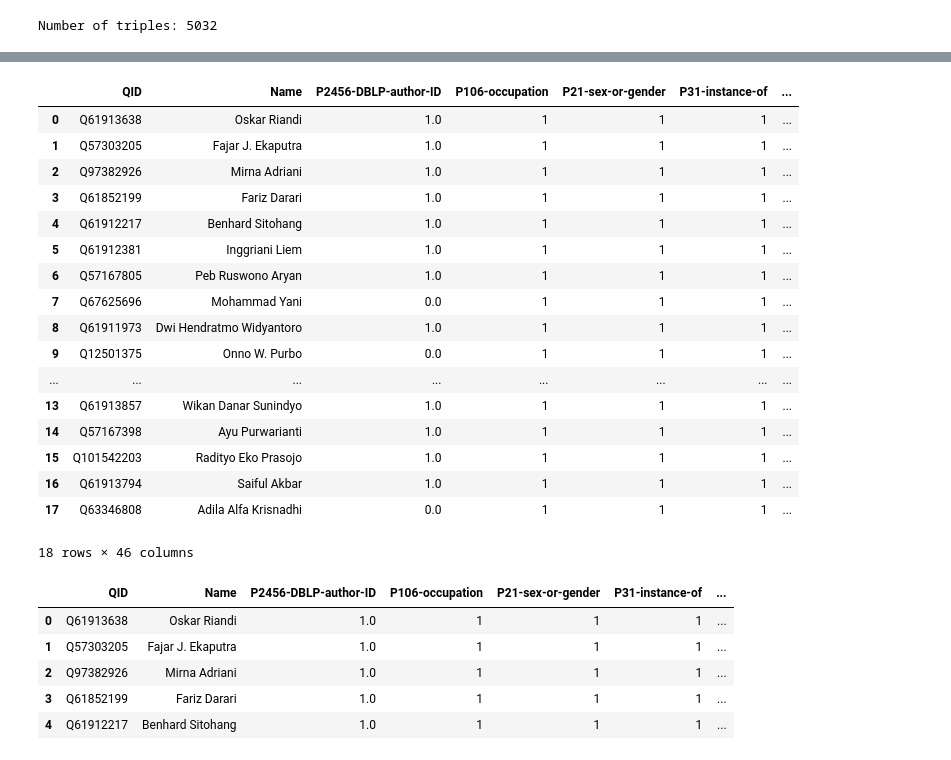
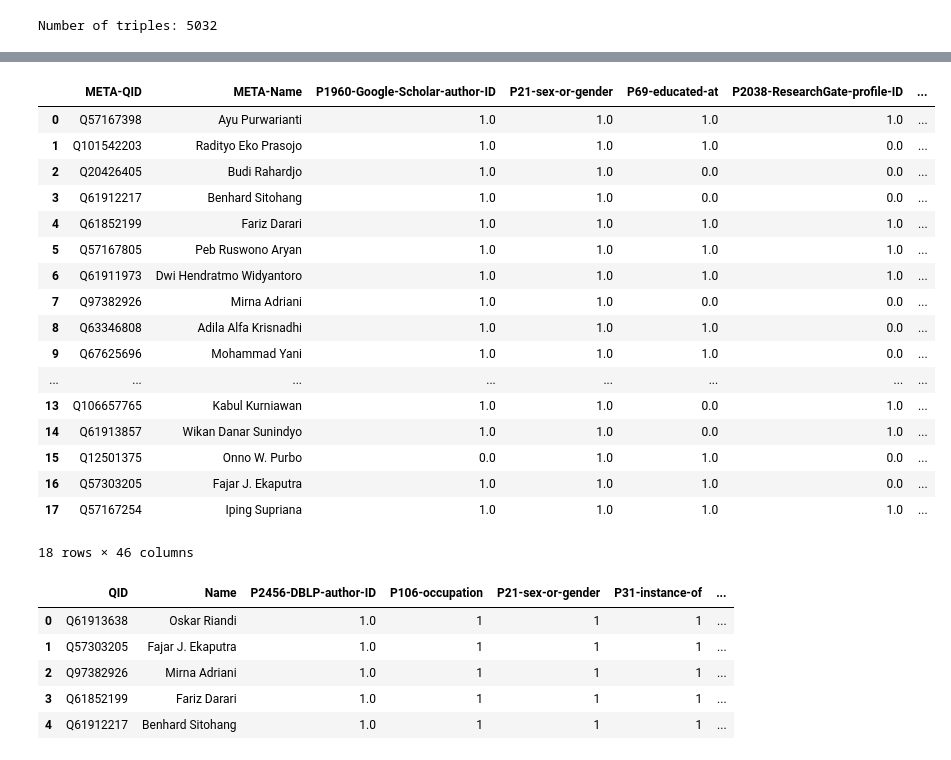
Before and after one commit to fadirra/sandbox-public, a Jupyter notebook: Knowledge_Imbalance_Analysis_Ranker.ipynb, the cells around one changed output, grey strips where cells are left out. Saved outputs shown, nothing was run; the diff lists cells and outputs as text; code cells hidden in the pictures.

```diff
--- a/Knowledge_Imbalance_Analysis_Ranker.ipynb
+++ b/Knowledge_Imbalance_Analysis_Ranker.ipynb
@@ -133,10 +133,8 @@ WHERE {{
 # core code
 # todo: clean up
 
-# class+filter
+# retrieve entities based on class and filters
 q = """
-PREFIX rdfs: <http://www.w3.org/2000/01/rdf-schema#>
-PREFIX wb: <http://wikiba.se/ontology#>
 PREFIX wd: <http://www.wikidata.org/entity/>
 PREFIX wdt: <http://www.wikidata.org/prop/direct/>
 
@@ -145,58 +143,49 @@ SELECT * WHERE {
     ?x wdt:P27 wd:Q252 . # citizenship Indonesia
     ?x wdt:P106 wd:Q82594 .  # occupation computer-scientist
 }
-
 """
 
-df_sum = "" # empty dataframe
+df_sum = None # dataframe to store retrieved entities
+q_res = g.query(q)
+print(len(q_res)) # number of retrieved entities
 
-q_res = g.query(q)
-print(len(q_res))
 for row in q_res:
     entity_uri = str(row.x)
-    print(entity_uri)
     entity_name = get_en_label(entity_uri, g)
-    print(entity_name)
 
-    ### start
-    # get direct properties of each entity
+    # get distinct direct properties
     q = """
 PREFIX rdfs: <http://www.w3.org/2000/01/rdf-schema#>
-PREFIX wb: <http://wikiba.se/ontology#>
+PREFIX wikibase: <http://wikiba.se/ontology#>
 PREFIX wd: <http://www.wikidata.org/entity/>
 
 SELECT DISTINCT ?p ?pLabel
-WHERE {
-  $entity_id$ ?p ?o .
+WHERE {{
+  <{0}> ?p ?o .
   FILTER(CONTAINS(STR(?p),"prop/direct/"))
-  ?fullP wb:directClaim ?p .
+  ?fullP wikibase:directClaim ?p .
   ?fullP rdfs:label ?pLabel .
   FILTER(LANG(?pLabel)="en")
-}
-"""
-    q = q.replace("$entity_id$", "<" + entity_uri + ">")
+}}
+""".format(entity_uri)
+    q_res = g.query(q)
 
-    q_res = g.query(q)
-    print(len(q_res))
-    # normalize and collect attributes for each entity
+    # normalize and collect properties for each entity
     attributes = []
     for row in q_res:
         p_id = row.p.replace("http://www.wikidata.org/prop/direct/", "")
         p_label_normalized = row.pLabel.replace(" ", "-")
-        print(f"{p_id}-{p_label_normalized}")
         attributes.append(f"{p_id}-{p_label_normalized}")
 
-    # attributes for each entity to pandas dataframe
-    # also unifies attributes for each entity
-    lst = [[entity_uri.replace("http://www.wikidata.org/entity/", ""), entity_name] + [1] * len(q_res)]
-    print(lst)
-    df = pd.DataFrame(lst, columns=["QID", "Name"]+attributes)
-    print(df.to_markdown())
-    if isinstance(df_sum,str):
+    # transform property existence information for each entity to pandas dataframe
+    lst = [[entity_uri.replace("http://www.wikidata.org/entity/", ""), entity_name] + [1.0] * len(q_res)]
+    df = pd.DataFrame(lst, columns=["META-QID", "META-Name"] + attributes)
+
+    # combine property existence information for all entities
+    if df_sum is None:
         df_sum = df
     else:
         df_sum = pd.concat([df_sum, df], sort=False, ignore_index=True).fillna(0)
-    ### end
 
 df_sum
 # %% [output]
@@ -220,20 +193,20 @@ P1412-languages-spoken,-written-or-signed
-|  | QID | Name | P2456-DBLP-author-ID | P106-occupation | P21-sex-or-gender | P31-instance-of | ... |
-| 0 | Q61913638 | Oskar Riandi | 1.0 | 1 | 1 | 1 | ... |
-| 1 | Q57303205 | Fajar J. Ekaputra | 1.0 | 1 | 1 | 1 | ... |
-| 2 | Q97382926 | Mirna Adriani | 1.0 | 1 | 1 | 1 | ... |
-| 3 | Q61852199 | Fariz Darari | 1.0 | 1 | 1 | 1 | ... |
-| 4 | Q61912217 | Benhard Sitohang | 1.0 | 1 | 1 | 1 | ... |
-| 5 | Q61912381 | Inggriani Liem | 1.0 | 1 | 1 | 1 | ... |
-| 6 | Q57167805 | Peb Ruswono Aryan | 1.0 | 1 | 1 | 1 | ... |
-| 7 | Q67625696 | Mohammad Yani | 0.0 | 1 | 1 | 1 | ... |
-| 8 | Q61911973 | Dwi Hendratmo Widyantoro | 1.0 | 1 | 1 | 1 | ... |
-| 9 | Q12501375 | Onno W. Purbo | 0.0 | 1 | 1 | 1 | ... |
+|  | META-QID | META-Name | P1960-Google-Scholar-author-ID | P21-sex-or-gender | P69-educated-at | P2038-ResearchGate-profile-ID | ... |
+| 0 | Q57167398 | Ayu Purwarianti | 1.0 | 1.0 | 1.0 | 1.0 | ... |
+| 1 | Q101542203 | Radityo Eko Prasojo | 1.0 | 1.0 | 1.0 | 0.0 | ... |
+| 2 | Q20426405 | Budi Rahardjo | 1.0 | 1.0 | 0.0 | 0.0 | ... |
+| 3 | Q61912217 | Benhard Sitohang | 1.0 | 1.0 | 0.0 | 0.0 | ... |
+| 4 | Q61852199 | Fariz Darari | 1.0 | 1.0 | 1.0 | 1.0 | ... |
+| 5 | Q57167805 | Peb Ruswono Aryan | 1.0 | 1.0 | 1.0 | 1.0 | ... |
+| 6 | Q61911973 | Dwi Hendratmo Widyantoro | 1.0 | 1.0 | 1.0 | 1.0 | ... |
+| 7 | Q97382926 | Mirna Adriani | 1.0 | 1.0 | 0.0 | 0.0 | ... |
+| 8 | Q63346808 | Adila Alfa Krisnadhi | 1.0 | 1.0 | 1.0 | 0.0 | ... |
+| 9 | Q67625696 | Mohammad Yani | 1.0 | 1.0 | 1.0 | 0.0 | ... |
 | ... | ... | ... | ... | ... | ... | ... | ... |
-| 13 | Q61913857 | Wikan Danar Sunindyo | 1.0 | 1 | 1 | 1 | ... |
-| 14 | Q57167398 | Ayu Purwarianti | 1.0 | 1 | 1 | 1 | ... |
-| 15 | Q101542203 | Radityo Eko Prasojo | 1.0 | 1 | 1 | 1 | ... |
-| 16 | Q61913794 | Saiful Akbar | 1.0 | 1 | 1 | 1 | ... |
-| 17 | Q63346808 | Adila Alfa Krisnadhi | 0.0 | 1 | 1 | 1 | ... |
+| 13 | Q106657765 | Kabul Kurniawan | 1.0 | 1.0 | 0.0 | 1.0 | ... |
+| 14 | Q61913857 | Wikan Danar Sunindyo | 1.0 | 1.0 | 0.0 | 1.0 | ... |
+| 15 | Q12501375 | Onno W. Purbo | 0.0 | 1.0 | 1.0 | 0.0 | ... |
+| 16 | Q57303205 | Fajar J. Ekaputra | 1.0 | 1.0 | 1.0 | 0.0 | ... |
+| 17 | Q57167254 | Iping Supriana | 1.0 | 1.0 | 1.0 | 1.0 | ... |
 18 rows × 46 columns
 # %%
 [x for x in list(df_sum.columns) if x not in ['QID','Name']]
```
Also changed, not shown: parts of 4 cells of this notebook.
